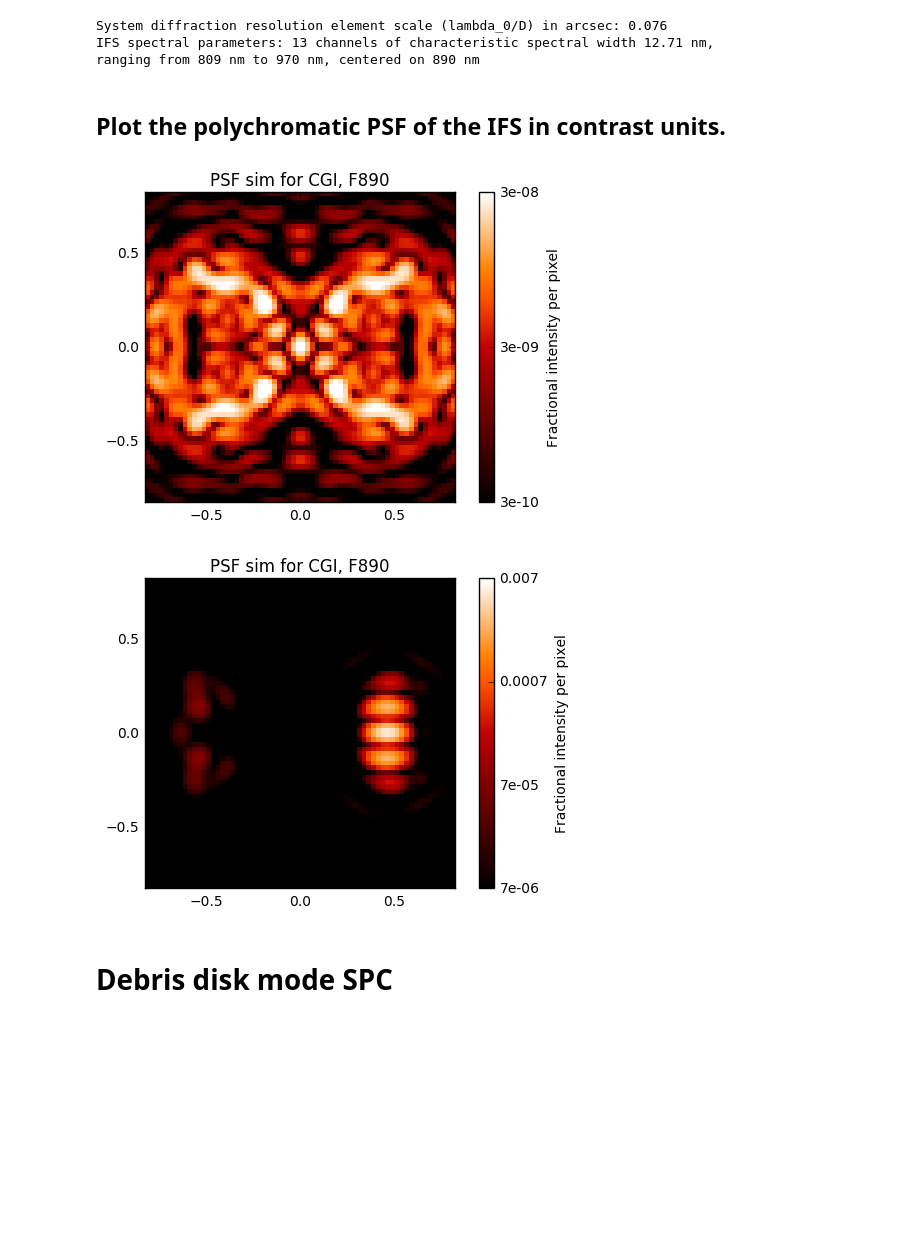
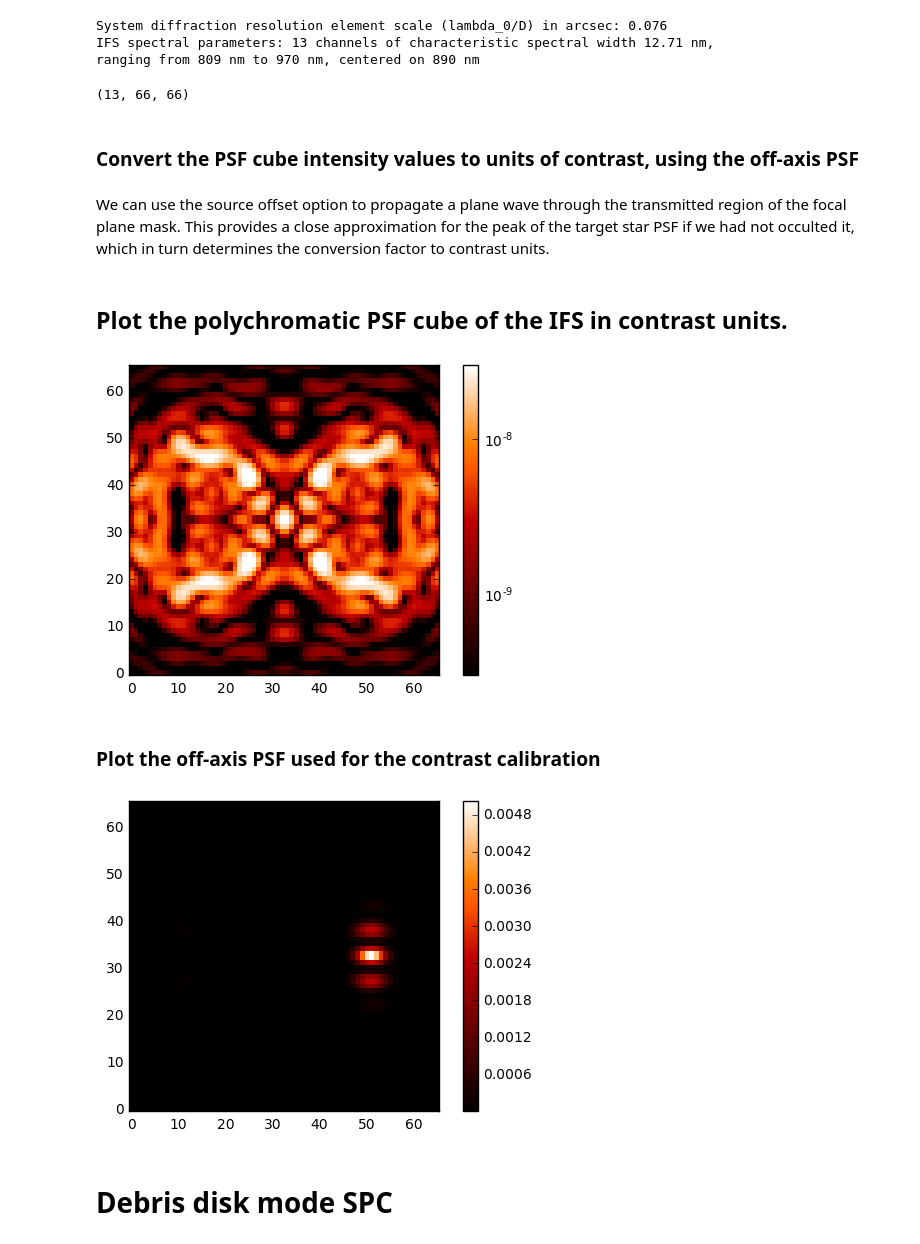
Before and after one commit to spacetelescope/webbpsf, a Jupyter notebook: notebooks/wfirst_cgi_demo.ipynb, the cells around one changed output. Drawn from its saved outputs; the diff is of its cells as text; code cells hidden in the pictures; blank space fills up the shorter version.

Commit message:
improved explanatory notes and incorporated the Poppy calc_datacube function

```diff
--- a/notebooks/wfirst_cgi_demo.ipynb
+++ b/notebooks/wfirst_cgi_demo.ipynb
@@ -129,35 +149,43 @@ ranging from 809 nm to 970 nm, centered on 890 nm
 ifs_spc.options['source_offset_r'] = 0 # arcsec
 ifs_spc.options['source_offset_theta'] = 0 # deg w.r.t. North
 
-ifs_psf_onax = []
-for w in wavelens:
-    psf_onax = ifs_spc.calc_psf(monochromatic=w, fov_arcsec=1.64, oversample=4, display=False)
-    ifs_psf_onax.append(psf_onax)
+ifs_psf_onax = ifs_spc.calc_datacube(wavelens, fov_arcsec=1.64, oversample=4, display=False)
+print(ifs_psf_onax[1].data.shape)
+# %% [output]
+(13, 66, 66)
+# %% [markdown]
+### Convert the PSF cube intensity values to units of contrast, using the off-axis PSF
+# %% [markdown]
+We can use the source offset option to propagate a plane wave through the transmitted region of the focal plane mask. This provides a close approximation for the peak of the target star PSF if we had not occulted it, which in turn determines the conversion factor to contrast units.
 # %%
 ifs_spc.options['source_offset_r'] = 6*lamoD_asec # 6 lam/D in arcsec
 ifs_spc.options['source_offset_theta'] = -90. # deg w.r.t. North
-ifs_psf_offax = []
-peak_offax = []
-for wi, w in enumerate(wavelens):
-    psf_offax = ifs_spc.calc_psf(monochromatic=w, fov_arcsec=1.64, oversample=4, display=False)
-    ifs_psf_offax.append(psf_offax)
-    peak_offax.append(psf_offax[1].data.max())
-    # Normalize by the off-axis peak to change to units of contrast
-    ifs_psf_onax[wi-1][1].data = ifs_psf_onax[wi-1][1].data/peak_offax[wi-1]
+
+ifs_psf_offax = ifs_spc.calc_datacube(wavelens, fov_arcsec=1.64, oversample=4, display=False)
+offax_peak_vec = np.max(np.max(ifs_psf_offax[1].data, axis=-1), axis=-1)
+offax_peak_cube = np.tile(offax_peak_vec[:,np.newaxis,np.newaxis],
+                          (1, ifs_psf_onax[1].data.shape[-2], ifs_psf_onax[1].data.shape[-1]))
+
+ifs_psf_onax_contrast = ifs_psf_onax[1].data / offax_peak_cube
 # %% [markdown]
-## Plot the polychromatic PSF of the IFS in contrast units.
+## Plot the polychromatic PSF cube of the IFS in contrast units.
 # %%
 def plt_ifs_psf_onax(wchan):
-    webbpsf.display_psf(ifs_psf_onax[wchan-1],ext=1,vmin=3e-10,vmax=3e-8);
+    plt.imshow(ifs_psf_onax_contrast[wchan-1], norm=matplotlib.colors.LogNorm(),
+               vmin=3e-10, vmax=3e-8, cmap='gist_heat')
+    plt.colorbar()
 ipywidgets.interact(plt_ifs_psf_onax, wchan=(1,Nchan));
 # %% [output]
-[figure, old version]
+[figure, new version]
+# %% [markdown]
+### Plot the off-axis PSF used for the contrast calibration
 # %%
 def plt_ifs_psf_offax(wchan):
-    webbpsf.display_psf(ifs_psf_offax[wchan-1],ext=1,vmin=7e-6,vmax=7e-3);
+    plt.imshow(ifs_psf_offax[1].data[wchan-1], cmap='gist_heat');
+    plt.colorbar()
 ipywidgets.interact(plt_ifs_psf_offax, wchan=(1,len(wavelens)));
 # %% [output]
-[figure, old version]
+[figure, new version]
 # %% [markdown]
 # Debris disk mode SPC
 # %%
```
Also changed, not shown: parts of 4 cells of this notebook.
